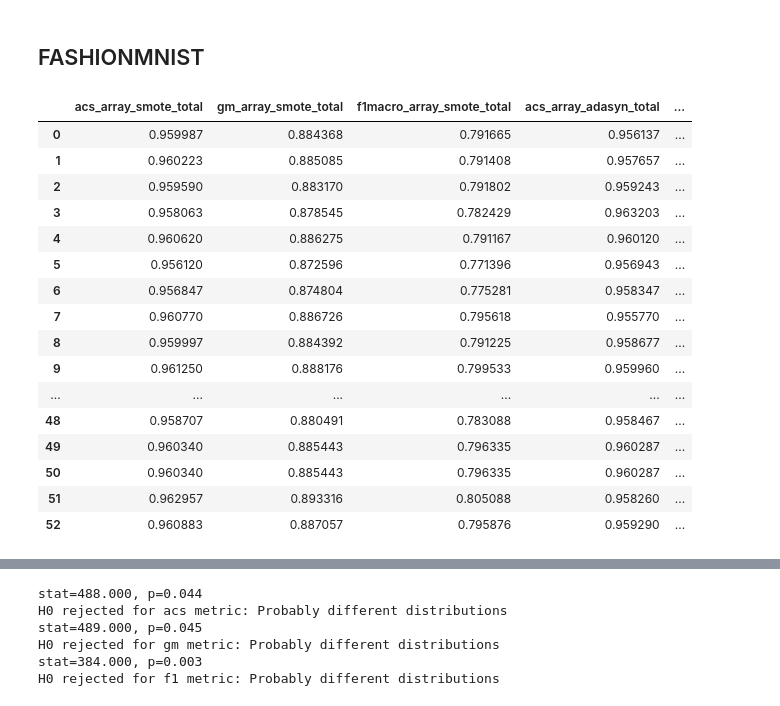
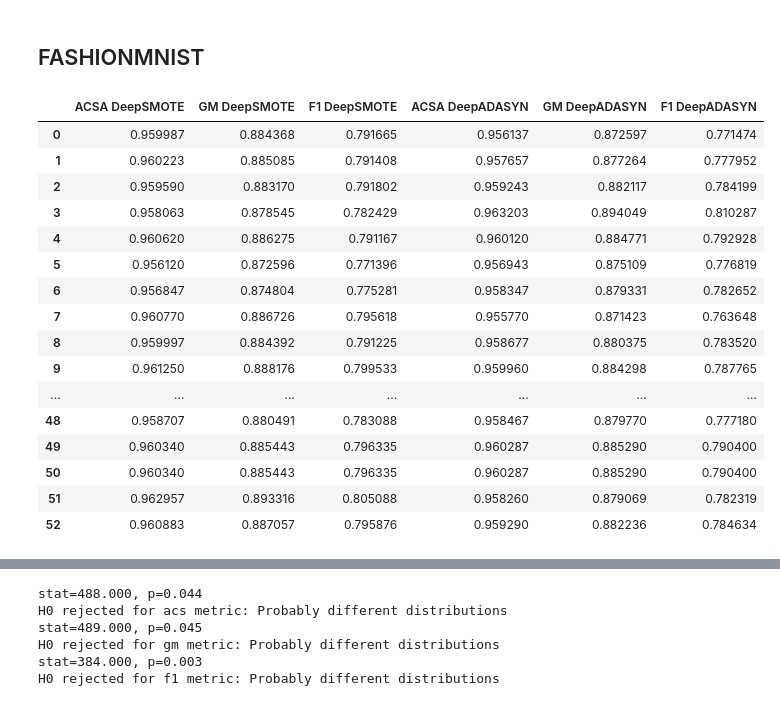
Before and after one commit to thiagom123/Redes-Neurais-2022-1, a Jupyter notebook: Projeto/Testes_estatisticos.ipynb, the cells around one changed output, grey strips where cells are left out. Drawn from its saved outputs; the diff is of its cells as text; code cells hidden in the pictures.

```diff
--- a/Projeto/Testes_estatisticos.ipynb
+++ b/Projeto/Testes_estatisticos.ipynb
@@ -98,22 +93,23 @@ H0 rejected for f1 metric: Probably different distributions
 ## FASHIONMNIST
 # %%
 result_df = pd.read_csv('data_projeto/data_FMNIST.csv', header=[0])
+result_df.columns = ['ACSA DeepSMOTE', 'GM DeepSMOTE', 'F1 DeepSMOTE', 'ACSA DeepADASYN', 'GM DeepADASYN', 'F1 DeepADASYN']
 result_df
 # %% [output]
-|  | acs_array_smote_total | gm_array_smote_total | f1macro_array_smote_total | acs_array_adasyn_total | ... |
-| 0 | 0.959987 | 0.884368 | 0.791665 | 0.956137 | ... |
-| 1 | 0.960223 | 0.885085 | 0.791408 | 0.957657 | ... |
-| 2 | 0.959590 | 0.883170 | 0.791802 | 0.959243 | ... |
-| 3 | 0.958063 | 0.878545 | 0.782429 | 0.963203 | ... |
-| 4 | 0.960620 | 0.886275 | 0.791167 | 0.960120 | ... |
-| 5 | 0.956120 | 0.872596 | 0.771396 | 0.956943 | ... |
-| 6 | 0.956847 | 0.874804 | 0.775281 | 0.958347 | ... |
-| 7 | 0.960770 | 0.886726 | 0.795618 | 0.955770 | ... |
-| 8 | 0.959997 | 0.884392 | 0.791225 | 0.958677 | ... |
-| 9 | 0.961250 | 0.888176 | 0.799533 | 0.959960 | ... |
-| ... | ... | ... | ... | ... | ... |
-| 48 | 0.958707 | 0.880491 | 0.783088 | 0.958467 | ... |
-| 49 | 0.960340 | 0.885443 | 0.796335 | 0.960287 | ... |
-| 50 | 0.960340 | 0.885443 | 0.796335 | 0.960287 | ... |
-| 51 | 0.962957 | 0.893316 | 0.805088 | 0.958260 | ... |
-| 52 | 0.960883 | 0.887057 | 0.795876 | 0.959290 | ... |
+|  | ACSA DeepSMOTE | GM DeepSMOTE | F1 DeepSMOTE | ACSA DeepADASYN | GM DeepADASYN | F1 DeepADASYN |
+| 0 | 0.959987 | 0.884368 | 0.791665 | 0.956137 | 0.872597 | 0.771474 |
+| 1 | 0.960223 | 0.885085 | 0.791408 | 0.957657 | 0.877264 | 0.777952 |
+| 2 | 0.959590 | 0.883170 | 0.791802 | 0.959243 | 0.882117 | 0.784199 |
+| 3 | 0.958063 | 0.878545 | 0.782429 | 0.963203 | 0.894049 | 0.810287 |
+| 4 | 0.960620 | 0.886275 | 0.791167 | 0.960120 | 0.884771 | 0.792928 |
+| 5 | 0.956120 | 0.872596 | 0.771396 | 0.956943 | 0.875109 | 0.776819 |
+| 6 | 0.956847 | 0.874804 | 0.775281 | 0.958347 | 0.879331 | 0.782652 |
+| 7 | 0.960770 | 0.886726 | 0.795618 | 0.955770 | 0.871423 | 0.763648 |
+| 8 | 0.959997 | 0.884392 | 0.791225 | 0.958677 | 0.880375 | 0.783520 |
+| 9 | 0.961250 | 0.888176 | 0.799533 | 0.959960 | 0.884298 | 0.787765 |
+| ... | ... | ... | ... | ... | ... | ... |
+| 48 | 0.958707 | 0.880491 | 0.783088 | 0.958467 | 0.879770 | 0.777180 |
+| 49 | 0.960340 | 0.885443 | 0.796335 | 0.960287 | 0.885290 | 0.790400 |
+| 50 | 0.960340 | 0.885443 | 0.796335 | 0.960287 | 0.885290 | 0.790400 |
+| 51 | 0.962957 | 0.893316 | 0.805088 | 0.958260 | 0.879069 | 0.782319 |
+| 52 | 0.960883 | 0.887057 | 0.795876 | 0.959290 | 0.882236 | 0.784634 |
```
Also changed, not shown: parts of 26 cells of this notebook.
